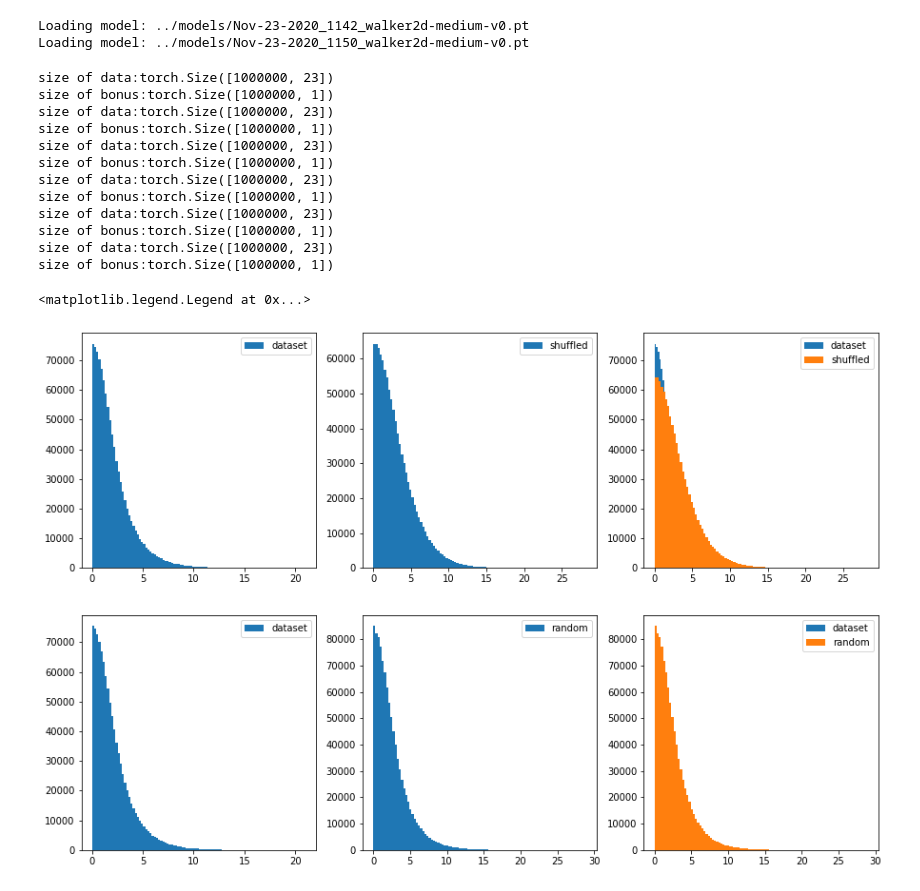
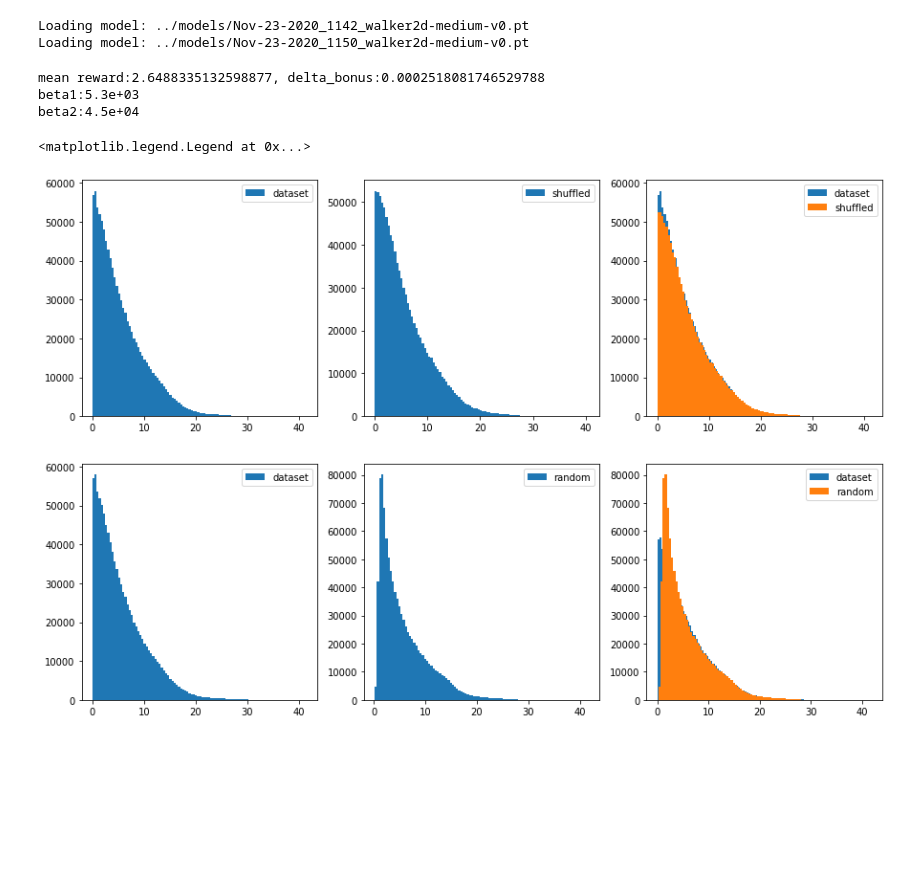
Before and after one commit to shidilrzf/continuous_rnd, a Jupyter notebook: sac/examples/notebooks/bonus.ipynb, the cells around one changed output. Cells and saved outputs as stored; diff of their text form; code cells hidden in the pictures; blank space fills up the shorter version.

```diff
--- a/sac/examples/notebooks/bonus.ipynb
+++ b/sac/examples/notebooks/bonus.ipynb
@@ -58,3 +61,4 @@ def load_models(model_name):
     return network, target_network
 # %%
 num_bins = 100
+num_random = 10
@@ -373,29 +366,12 @@ network_2, target_network_2 = load_models(model_name_2)
 Loading model: ../models/Nov-23-2020_1142_walker2d-medium-v0.pt
 Loading model: ../models/Nov-23-2020_1150_walker2d-medium-v0.pt
 # %%
-bonus_1 = get_bonus(obs_normalized, actions_normalized, network_1, target_network_1).detach().cpu().numpy()
+bonus_1 = get_bonus(obs, actions, network_1, target_network_1).detach().cpu().numpy()
+bonus_2 = get_bonus(obs, actions, network_2, target_network_2).detach().cpu().numpy()
 
-ind = np.random.permutation(actions_normalized.shape[0])
-shuffled_actions = actions_normalized[ind]
+ind = np.random.permutation(actions.shape[0])
+shuffled_actions = actions[ind]
 
-random_actions = np.random.rand(actions_normalized.shape[0], actions.shape[1]).astype(actions.dtype)
 
-bonus_shuffled_1 = get_bonus(obs_normalized, shuffled_actions, network_1, target_network_1).detach().cpu().numpy()
-bonus_random_1 = get_bonus(obs_normalized, random_actions, network_1, target_network_1).detach().cpu().numpy()
-
-bonus_2 = get_bonus(obs_normalized, actions_normalized, network_2, target_network_2).detach().cpu().numpy()
-bonus_shuffled_2 = get_bonus(obs_normalized, shuffled_actions, network_2, target_network_2).detach().cpu().numpy()
-bonus_random_2 = get_bonus(obs_normalized, random_actions, network_2, target_network_2).detach().cpu().numpy()
+bonus_shuffled_1 = get_bonus(obs, shuffled_actions, network_1, target_network_1).detach().cpu().numpy()
+bonus_shuffled_2 = get_bonus(obs, shuffled_actions, network_2, target_network_2).detach().cpu().numpy()
-# %% [output]
-size of data:torch.Size([1000000, 23])
-size of bonus:torch.Size([1000000, 1])
-size of data:torch.Size([1000000, 23])
-size of bonus:torch.Size([1000000, 1])
-size of data:torch.Size([1000000, 23])
-size of bonus:torch.Size([1000000, 1])
-size of data:torch.Size([1000000, 23])
-size of bonus:torch.Size([1000000, 1])
-size of data:torch.Size([1000000, 23])
-size of bonus:torch.Size([1000000, 1])
-size of data:torch.Size([1000000, 23])
-size of bonus:torch.Size([1000000, 1])
@@ -404,33 +378,61 @@ beta = 1e4
+# %%
+random_actions = torch.FloatTensor(actions.shape[0] * num_random, actions.shape[-1]).uniform_(-1, 1)
+
+bonus_random_1 = get_bonus_random_actions(obs, random_actions, network_1, target_network_1).detach().cpu().numpy()
+bonus_random_1_mean = np.mean(bonus_random_1, axis=1)
+
+bonus_random_2 = get_bonus_random_actions(obs, random_actions, network_2, target_network_2).detach().cpu().numpy()
+bonus_random_2_mean = np.mean(bonus_random_1, axis=1)
+# %%
+reward_mean = np.mean(rewards)
+delta_bonus_1 = abs(bonus_random_1_mean - bonus_1).squeeze(1)
+
+delta_bonus_1_mean = np.mean(delta_bonus_1)
+b_0 = 0.5
+print('mean reward:{}, delta_bonus:{}'.format(reward_mean,delta_bonus_1_mean))
+rho1 = reward_mean / delta_bonus_1_mean
+beta1 = b_0 * rho1
+print('beta1:{:.2g}'.format(beta1))
+
+rho2 = np.mean(rewards / np.clip(delta_bonus_1, 1e-9, 1e9))
+beta2 = b_0 * rho2
+print('beta2:{:.2g}'.format(beta2))
+
+beta = beta1
+# %% [output]
+mean reward:2.6488335132598877, delta_bonus:0.0002518081746529788
+beta1:5.3e+03
+beta2:4.5e+04
 # %%
 plt.subplot(2, 3, 1)
 plt.hist(beta * bonus_1, bins = num_bins, label='dataset')
 plt.legend()
 
 plt.subplot(2, 3, 2)
 plt.hist(beta * bonus_shuffled_1, bins = num_bins, label='shuffled')
 plt.legend()
 
 plt.subplot(2, 3, 3)
 plt.hist(beta * bonus_1, bins = num_bins, label='dataset')
 plt.hist(beta * bonus_shuffled_1, bins = num_bins, label='shuffled')
 plt.legend(loc='upper right')
 
 
 plt.subplot(2, 3, 4)
 plt.hist(beta * bonus_1, bins = num_bins, label='dataset')
 plt.legend()
 
 plt.subplot(2, 3, 5)
-plt.hist(beta * bonus_random_1, bins = num_bins, label='random')
+plt.hist(beta * bonus_random_1_mean, bins = num_bins, label='random')
 plt.legend()
 
 plt.subplot(2, 3, 6)
 plt.hist(beta * bonus_1, bins = num_bins, label='dataset')
-plt.hist(beta * bonus_random_1, bins = num_bins, label='random')
+plt.hist(beta * bonus_random_1_mean, bins = num_bins, label='random')
 plt.legend(loc='upper right')
 # %% [output]
 <matplotlib.legend.Legend at 0x...>
-[figure, old version]
+[figure, new version]
 # %%
 plt.subplot(2, 3, 1)
 plt.hist(beta * bonus_2, bins = num_bins, label='dataset')
```
Also changed, not shown: parts of 43 cells of this notebook.
